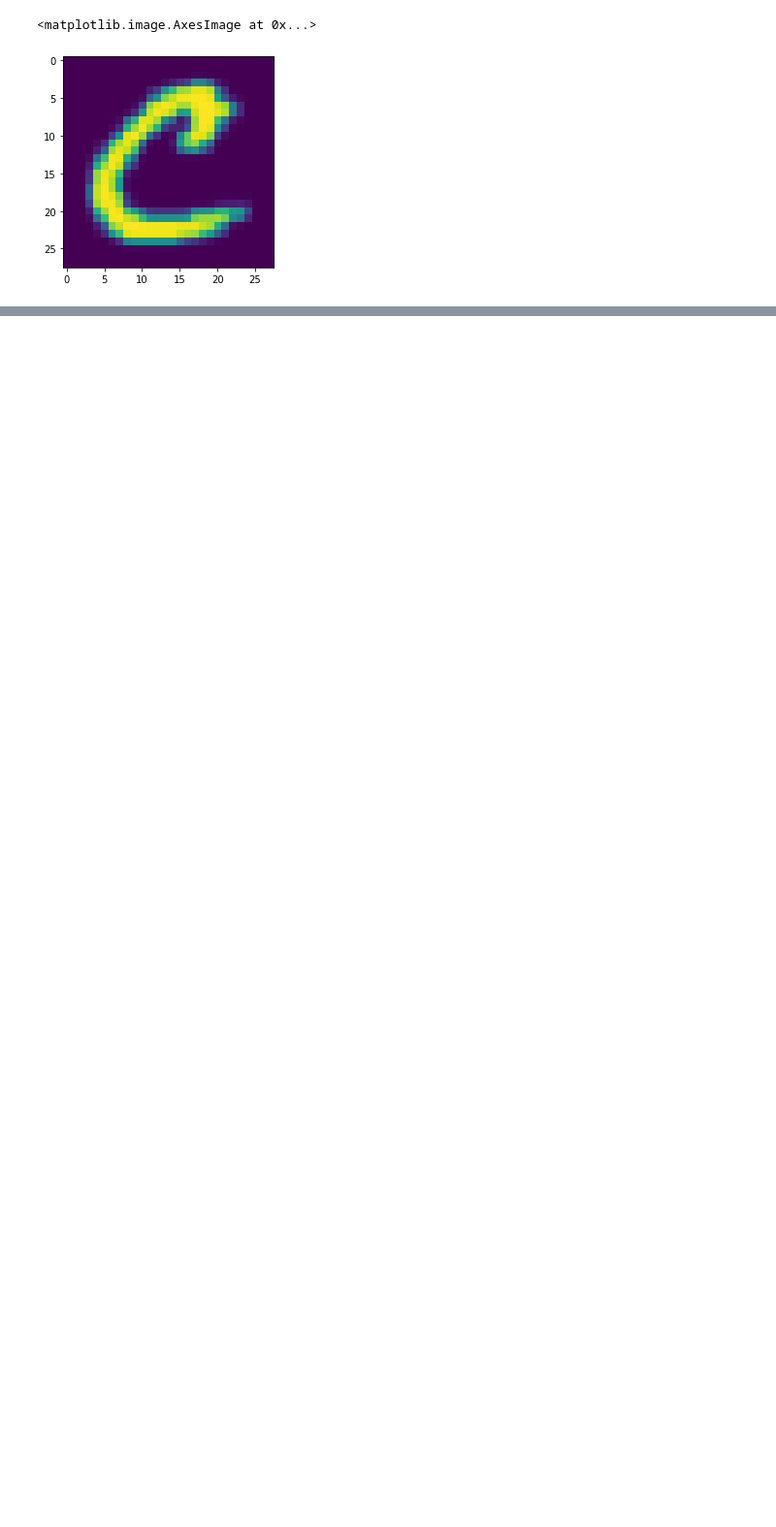
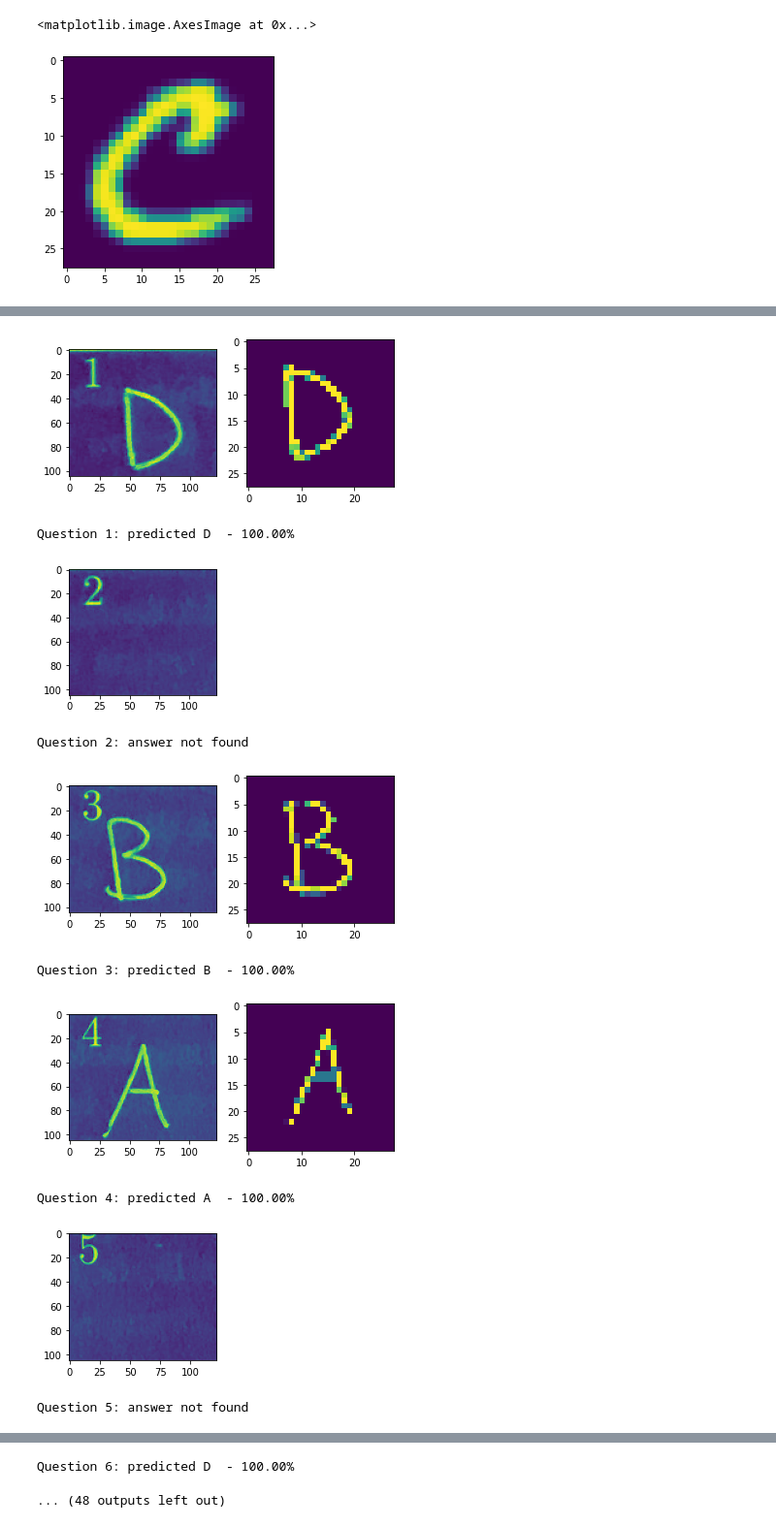
Before and after one commit to rsreds/Colabs, a Jupyter notebook: ScanAnswer.ipynb, the cells around one changed output, grey strips where cells are left out. Shown at 97% size. Saved outputs shown, nothing was run; the diff lists cells and outputs as text; code cells hidden in the pictures; blank space fills up the shorter version.

Commit message:
Update output

```diff
--- a/ScanAnswer.ipynb
+++ b/ScanAnswer.ipynb
@@ -224,0 +215,21 @@ for i in range(len(answers)):
+# %%
+keys = ["index", "original", "filtered", "predict", "best", "class"]
+answers = []
+index = 0
+for cell in cell_images:
+    new_item = dict.fromkeys(keys)
+    index += 1
+    new_item["index"] = index
+    new_item["original"] = cell
+    filtered = preprocess(cell)
+    new_item["filtered"] = filtered
+    new_item["predict"] = None
+    new_item["best"] = None
+    new_item["class"] = None
+    if filtered is None:
+        answers.append(new_item)
+        continue
+    new_item["predict"] = model.predict(np.expand_dims(filtered, axis=0))
+    new_item["best"] = new_item["predict"].max()
+    new_item["class"] = new_item["predict"].argmax()
+    answers.append(new_item)
@@ -224,0 +254,24 @@ for i in range(len(answers)):
+# %%
+for ans in answers:
+    plt.figure()
+    plt.subplot(1,2,1)
+    plt.imshow(ans['original'])
+    if ans['predict'] is None:
+        plt.show()
+        print(f"Question {ans['index']}: answer not found")
+        continue
+    plt.subplot(1,2,2)
+    plt.imshow(ans['filtered'])
+    plt.show()
+    print(f"Question {ans['index']}: predicted {classes[ans['class']]}  - {ans['best']*100:.2f}%")
+# %% [output]
+[figure, added]
+Question 1: predicted D  - 100.00%
+[figure, added]
+Question 2: answer not found
+[figure, added]
+Question 3: predicted B  - 100.00%
+[figure, added]
+Question 4: predicted A  - 100.00%
+[figure, added]
+Question 5: answer not found
@@ -224,0 +279,2 @@ for i in range(len(answers)):
+Question 6: predicted D  - 100.00%
+... (48 outputs left out)
```
Also changed, not shown: parts of 24 cells of this notebook.
